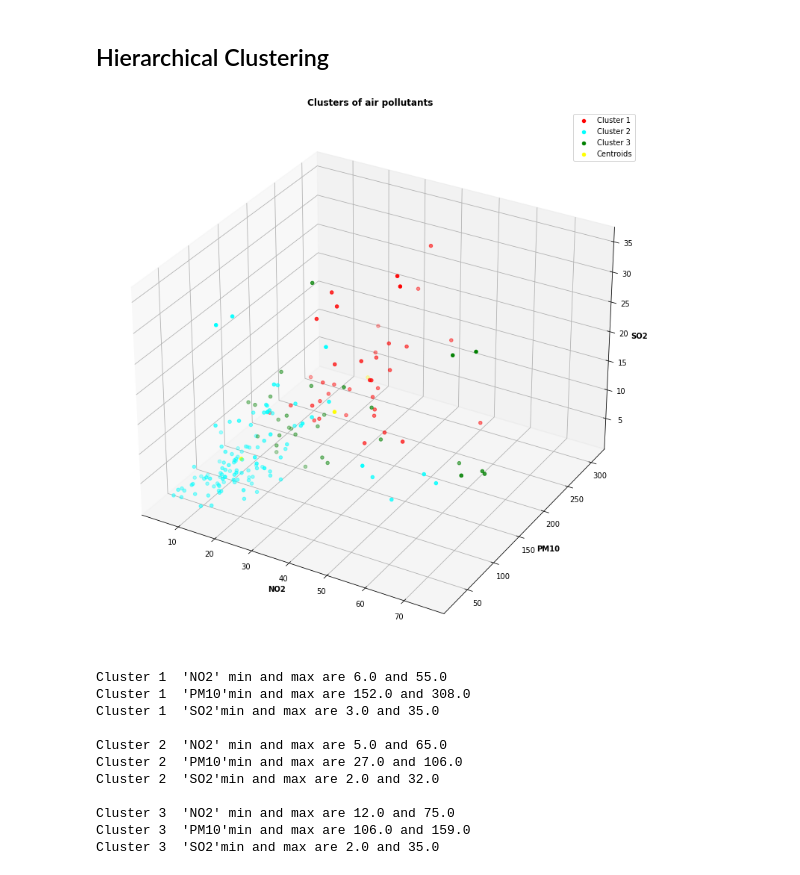
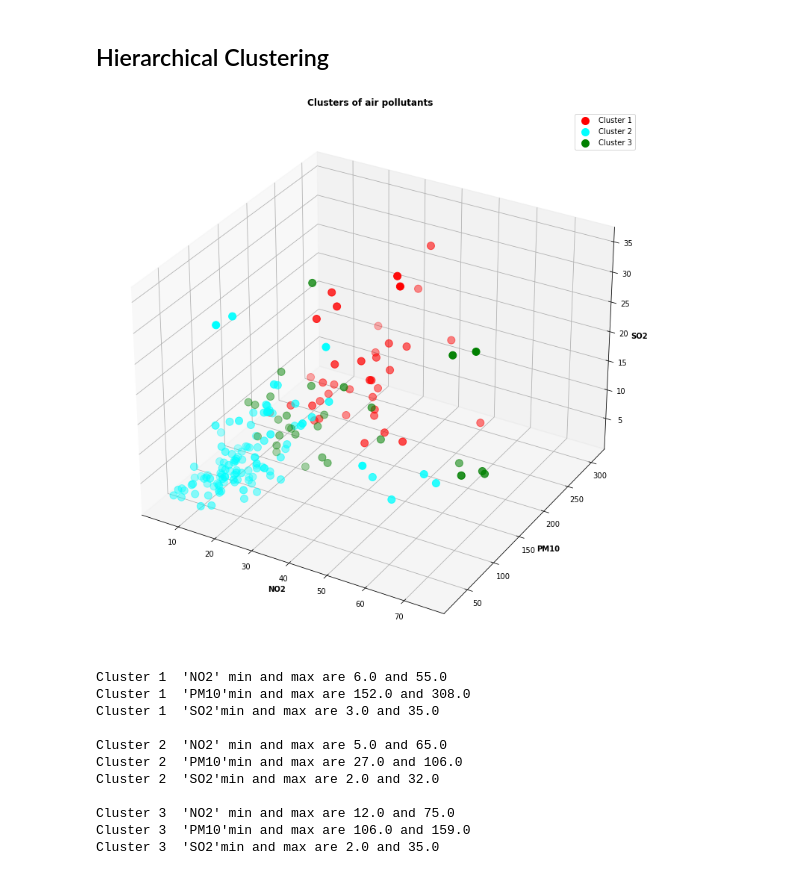
Before and after one commit to rexdeng/Air_pollution_clustering, a Jupyter notebook: Air pollution clustering.ipynb, the cells around one changed output. Drawn from its saved outputs; the diff is of its cells as text; code cells hidden in the pictures.

```diff
--- a/Air pollution clustering.ipynb
+++ b/Air pollution clustering.ipynb
@@ -270,20 +270,18 @@ y_hc = hc.fit_predict(X)
 # %%
 # plotting the 3 clusters
 fig = plt.figure(figsize=(10,10))
 ax = Axes3D(fig)
 
-ax.scatter(X[y_hc==0,0], X[y_hc==0,1], X[y_hc==0,2], c='red', label='Cluster 1')
-ax.scatter(X[y_hc==1,0], X[y_hc==1,1], X[y_hc==1,2], c='cyan', label='Cluster 2')
-ax.scatter(X[y_hc==2,0], X[y_hc==2,1], X[y_hc==2,2], c='green', label='Cluster 3')
-ax.scatter(kmeans.cluster_centers_[:,0], kmeans.cluster_centers_[:,1], kmeans.cluster_centers_[:,2],
-            c='yellow', label='Centroids')
+ax.scatter(X[y_hc==0,0], X[y_hc==0,1], X[y_hc==0,2], c='red', s=100, label='Cluster 1')
+ax.scatter(X[y_hc==1,0], X[y_hc==1,1], X[y_hc==1,2], c='cyan', s=100, label='Cluster 2')
+ax.scatter(X[y_hc==2,0], X[y_hc==2,1], X[y_hc==2,2], c='green', s=100, label='Cluster 3')
 plt.title('Clusters of air pollutants', fontweight='bold')
 ax.set_xlabel('NO2', fontweight='bold')
 ax.set_ylabel('PM10', fontweight='bold')
 ax.set_zlabel('SO2', fontweight='bold')
 plt.legend()
 
 plt.show()
 # %% [output]
-[figure, old version]
+[figure, new version]
 # %%
```
Also changed, not shown: parts of 65 cells of this notebook.
